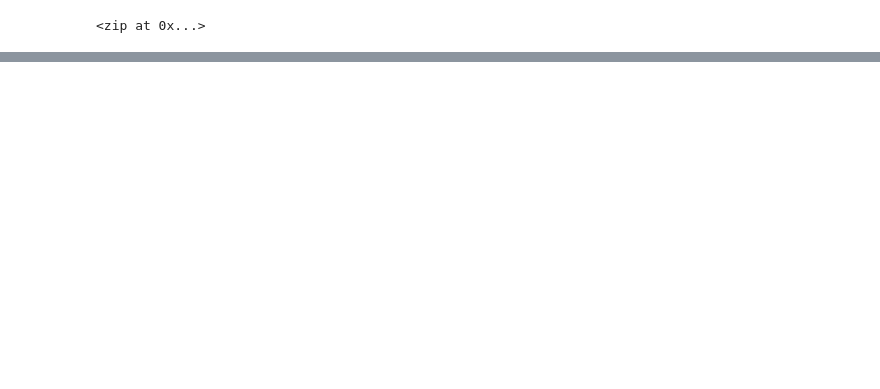
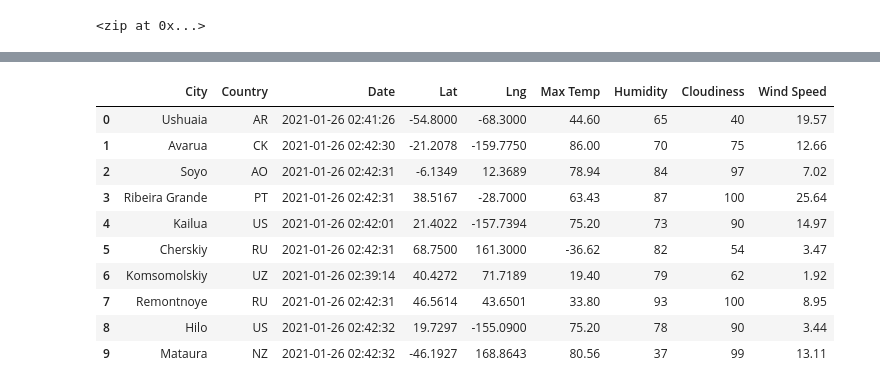
Before and after one commit to AForbis/World_Weather_Analysis, a Jupyter notebook: WeatherPy.ipynb, the cells around one changed output, grey strips where cells are left out. Drawn from its saved outputs; the diff is of its cells as text; code cells hidden in the pictures; blank space fills up the shorter version.

```diff
--- a/WeatherPy.ipynb
+++ b/WeatherPy.ipynb
@@ -106,0 +136,17 @@ IndentationError: expected an indented block (<ipython-input-24-64ca98b0eb4c>, l
+# %%
+#Reorg columns
+new_column_order = ["City", "Country", "Date", "Lat", "Lng", "Max Temp", "Humidity", "Cloudiness", "Wind Speed"]
+city_data_df = city_data_df[new_column_order]
+city_data_df.head(10)
+# %% [output]
+|  | City | Country | Date | Lat | Lng | Max Temp | Humidity | Cloudiness | Wind Speed |
+| 0 | Ushuaia | AR | 2021-01-26 02:41:26 | -54.8000 | -68.3000 | 44.60 | 65 | 40 | 19.57 |
+| 1 | Avarua | CK | 2021-01-26 02:42:30 | -21.2078 | -159.7750 | 86.00 | 70 | 75 | 12.66 |
+| 2 | Soyo | AO | 2021-01-26 02:42:31 | -6.1349 | 12.3689 | 78.94 | 84 | 97 | 7.02 |
+| 3 | Ribeira Grande | PT | 2021-01-26 02:42:31 | 38.5167 | -28.7000 | 63.43 | 87 | 100 | 25.64 |
+| 4 | Kailua | US | 2021-01-26 02:42:01 | 21.4022 | -157.7394 | 75.20 | 73 | 90 | 14.97 |
+| 5 | Cherskiy | RU | 2021-01-26 02:42:31 | 68.7500 | 161.3000 | -36.62 | 82 | 54 | 3.47 |
+| 6 | Komsomolskiy | UZ | 2021-01-26 02:39:14 | 40.4272 | 71.7189 | 19.40 | 79 | 62 | 1.92 |
+| 7 | Remontnoye | RU | 2021-01-26 02:42:31 | 46.5614 | 43.6501 | 33.80 | 93 | 100 | 8.95 |
+| 8 | Hilo | US | 2021-01-26 02:42:32 | 19.7297 | -155.0900 | 75.20 | 78 | 90 | 3.44 |
+| 9 | Mataura | NZ | 2021-01-26 02:42:32 | -46.1927 | 168.8643 | 80.56 | 37 | 99 | 13.11 |
```
Also changed, not shown: parts of 5 cells of this notebook, 1 other file.
